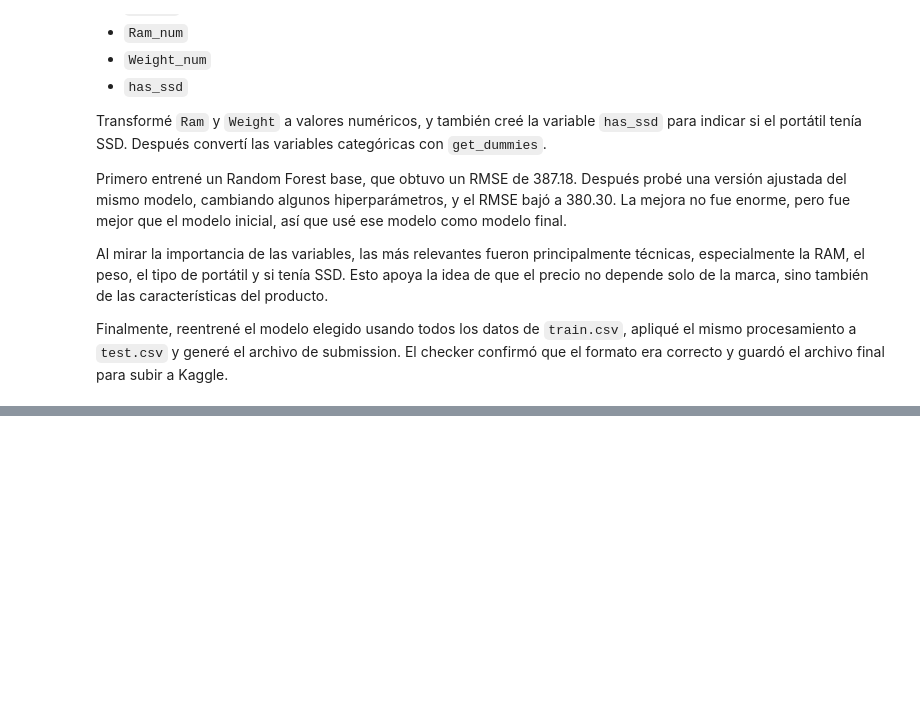
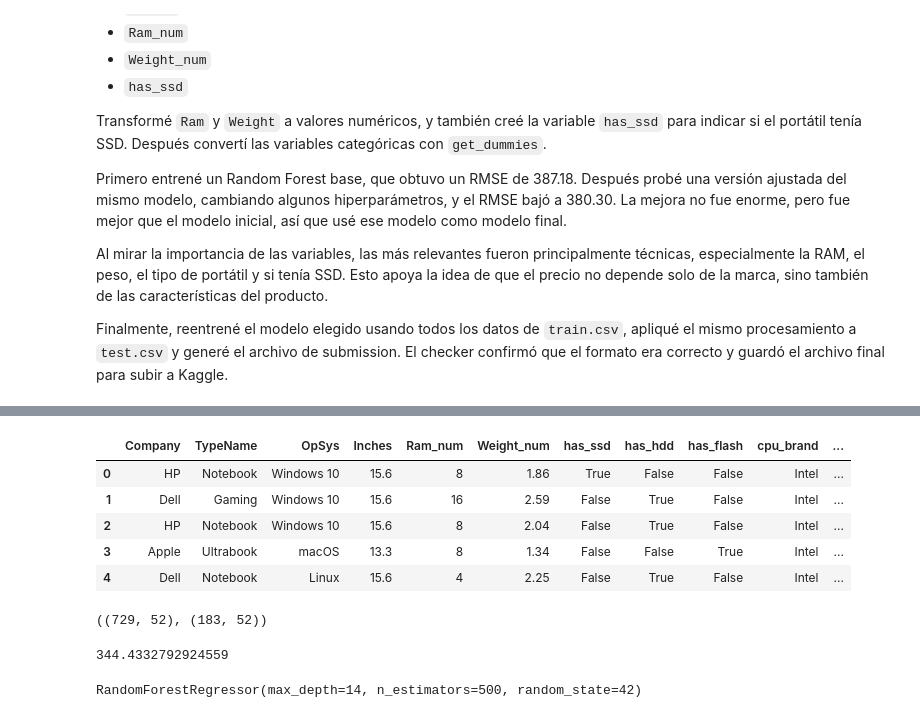
Before and after one commit to vicbiancon42-netizen/DS-Online-Victoria, a Jupyter notebook: Team_Challenges/TC_04_Sprint_12_Kaggle/TC-Kaggle_submission.ipynb, the cells around one changed output, grey strips where cells are left out. Saved outputs shown, nothing was run; the diff lists cells and outputs as text; code cells hidden in the pictures; blank space fills up the shorter version.

Commit message:
Improve Kaggle laptop price model

```diff
--- a/Team_Challenges/TC_04_Sprint_12_Kaggle/TC-Kaggle_submission.ipynb
+++ b/Team_Challenges/TC_04_Sprint_12_Kaggle/TC-Kaggle_submission.ipynb
@@ -523,0 +562,3 @@ Finalmente, reentrené el modelo elegido usando todos los datos de `train.csv`,
+# %%
+df2 = create_features(df)
+df2.head()
@@ -523,0 +573,68 @@ Finalmente, reentrené el modelo elegido usando todos los datos de `train.csv`,
+# %%
+features_2 = [
+    "Company", "TypeName", "OpSys",
+    "Inches", "Ram_num", "Weight_num",
+    "has_ssd", "has_hdd", "has_flash",
+    "cpu_brand", "cpu_type", "cpu_ghz",
+    "gpu_brand",
+    "touchscreen", "ips",
+    "screen_pixels"
+]
+
+X2 = df2[features_2]
+y2 = df2["Price_in_euros"]
+
+X2.head()
+# %% [output]
+|  | Company | TypeName | OpSys | Inches | Ram_num | Weight_num | has_ssd | has_hdd | has_flash | cpu_brand | ... |
+| 0 | HP | Notebook | Windows 10 | 15.6 | 8 | 1.86 | True | False | False | Intel | ... |
+| 1 | Dell | Gaming | Windows 10 | 15.6 | 16 | 2.59 | False | True | False | Intel | ... |
+| 2 | HP | Notebook | Windows 10 | 15.6 | 8 | 2.04 | False | True | False | Intel | ... |
+| 3 | Apple | Ultrabook | macOS | 13.3 | 8 | 1.34 | False | False | True | Intel | ... |
+| 4 | Dell | Notebook | Linux | 15.6 | 4 | 2.25 | False | True | False | Intel | ... |
+# %%
+X2_train, X2_test, y2_train, y2_test = train_test_split(
+    X2, y2, test_size=0.2, random_state=42
+)
+
+X2_train_processed = pd.get_dummies(X2_train)
+X2_test_processed = pd.get_dummies(X2_test)
+
+X2_train_processed, X2_test_processed = X2_train_processed.align(
+    X2_test_processed, join="left", axis=1, fill_value=0
+)
+
+X2_train_processed.shape, X2_test_processed.shape
+# %% [output]
+((729, 52), (183, 52))
+# %%
+model_v2 = RandomForestRegressor(
+    n_estimators=500,
+    max_depth=14,
+    random_state=42
+)
+
+model_v2.fit(X2_train_processed, y2_train)
+
+y2_pred = model_v2.predict(X2_test_processed)
+
+rmse_v2 = root_mean_squared_error(y2_test, y2_pred)
+
+rmse_v2
+# %% [output]
+344.4332792924559
+# %%
+X2_full = df2[features_2]
+y2_full = df2["Price_in_euros"]
+
+X2_full_processed = pd.get_dummies(X2_full)
+
+final_model_v2 = RandomForestRegressor(
+    n_estimators=500,
+    max_depth=14,
+    random_state=42
+)
+
+final_model_v2.fit(X2_full_processed, y2_full)
+# %% [output]
+RandomForestRegressor(max_depth=14, n_estimators=500, random_state=42)
```
Also changed, not shown: parts of 18 cells of this notebook, 1 other file.
